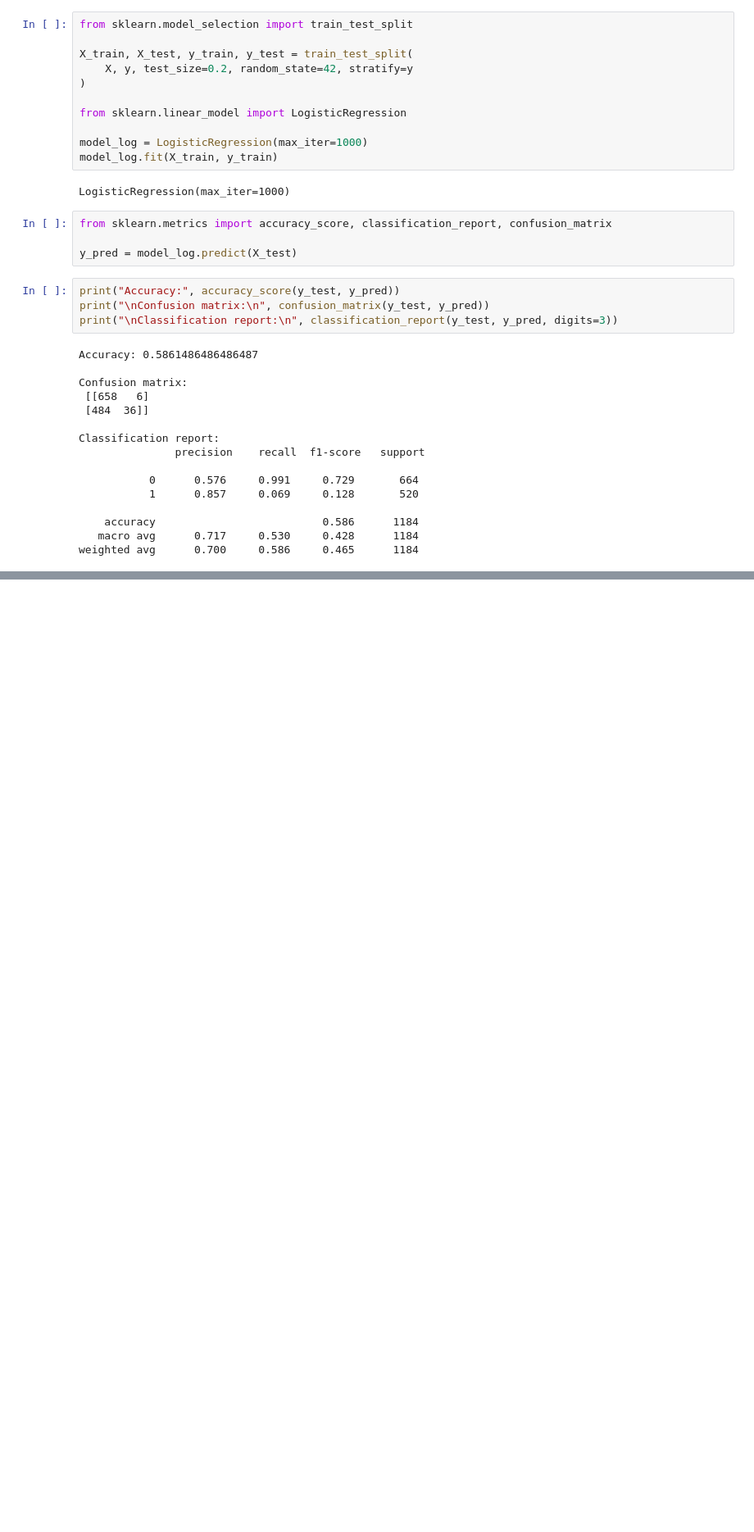
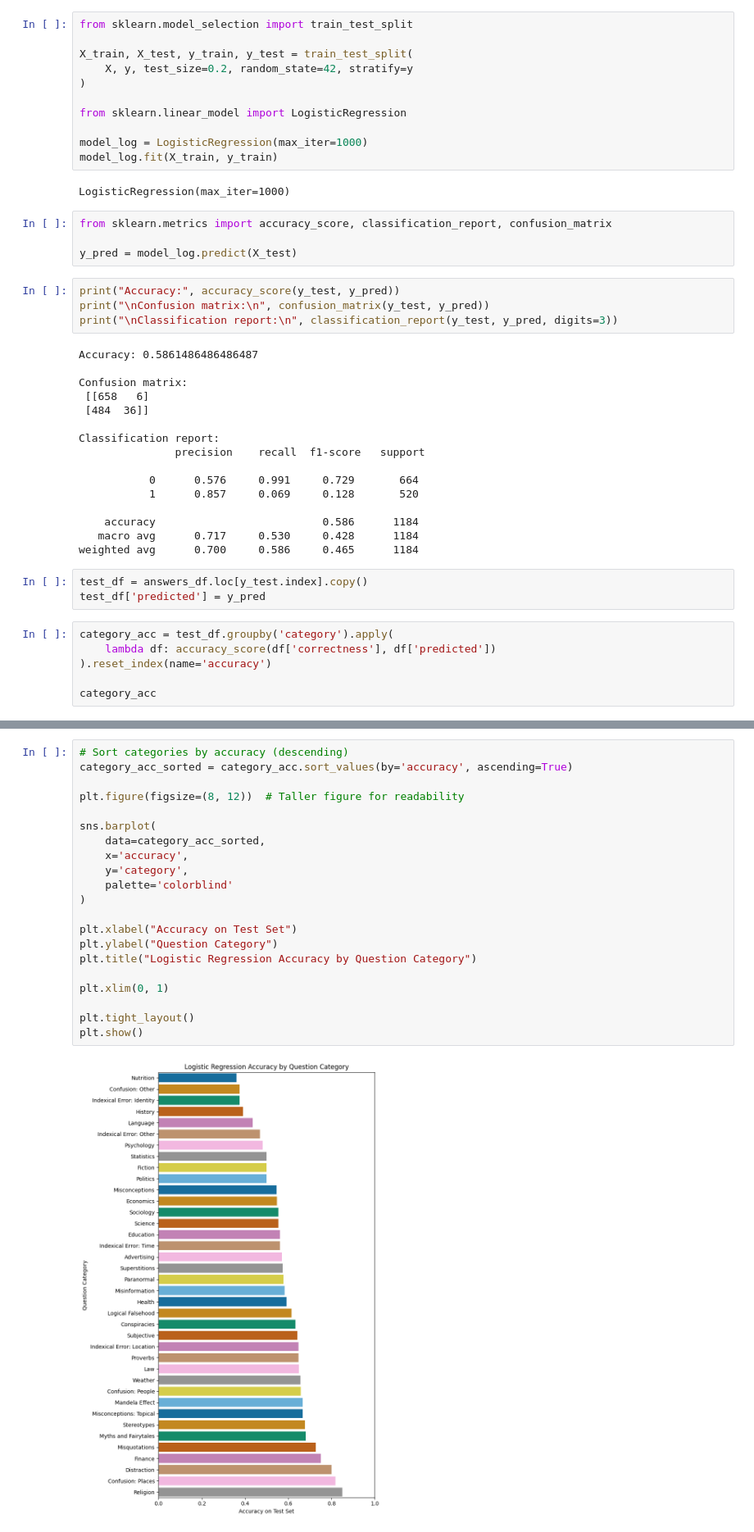
Before and after one commit to Feifei04Git/CMPU250-Project-Group5, a Jupyter notebook: preliminary_report/preliminary_analysis.ipynb, the cells around one changed output, grey strips where cells are left out. Shown at 82% size. Cells and saved outputs as stored; diff of their text form; blank space fills up the shorter version.

Commit message:
added acc graph & health graph

```diff
--- a/preliminary_report/preliminary_analysis.ipynb
+++ b/preliminary_report/preliminary_analysis.ipynb
@@ -346,3 +346,12 @@ Classification report:
     accuracy                          0.586      1184
    macro avg      0.717     0.530     0.428      1184
 weighted avg      0.700     0.586     0.465      1184
+# %%
+test_df = answers_df.loc[y_test.index].copy()
+test_df['predicted'] = y_pred
+# %%
+category_acc = test_df.groupby('category').apply(
+    lambda df: accuracy_score(df['correctness'], df['predicted'])
+).reset_index(name='accuracy')
+
+category_acc
@@ -348,0 +376,23 @@ weighted avg      0.700     0.586     0.465      1184
+# %%
+# Sort categories by accuracy (descending)
+category_acc_sorted = category_acc.sort_values(by='accuracy', ascending=True)
+
+plt.figure(figsize=(8, 12))  # Taller figure for readability
+
+sns.barplot(
+    data=category_acc_sorted,
+    x='accuracy',
+    y='category',
+    palette='colorblind'
+)
+
+plt.xlabel("Accuracy on Test Set")
+plt.ylabel("Question Category")
+plt.title("Logistic Regression Accuracy by Question Category")
+
+plt.xlim(0, 1)
+
+plt.tight_layout()
+plt.show()
+# %% [output]
+[figure, added]
```
Also changed, not shown: parts of 2 cells of this notebook.
